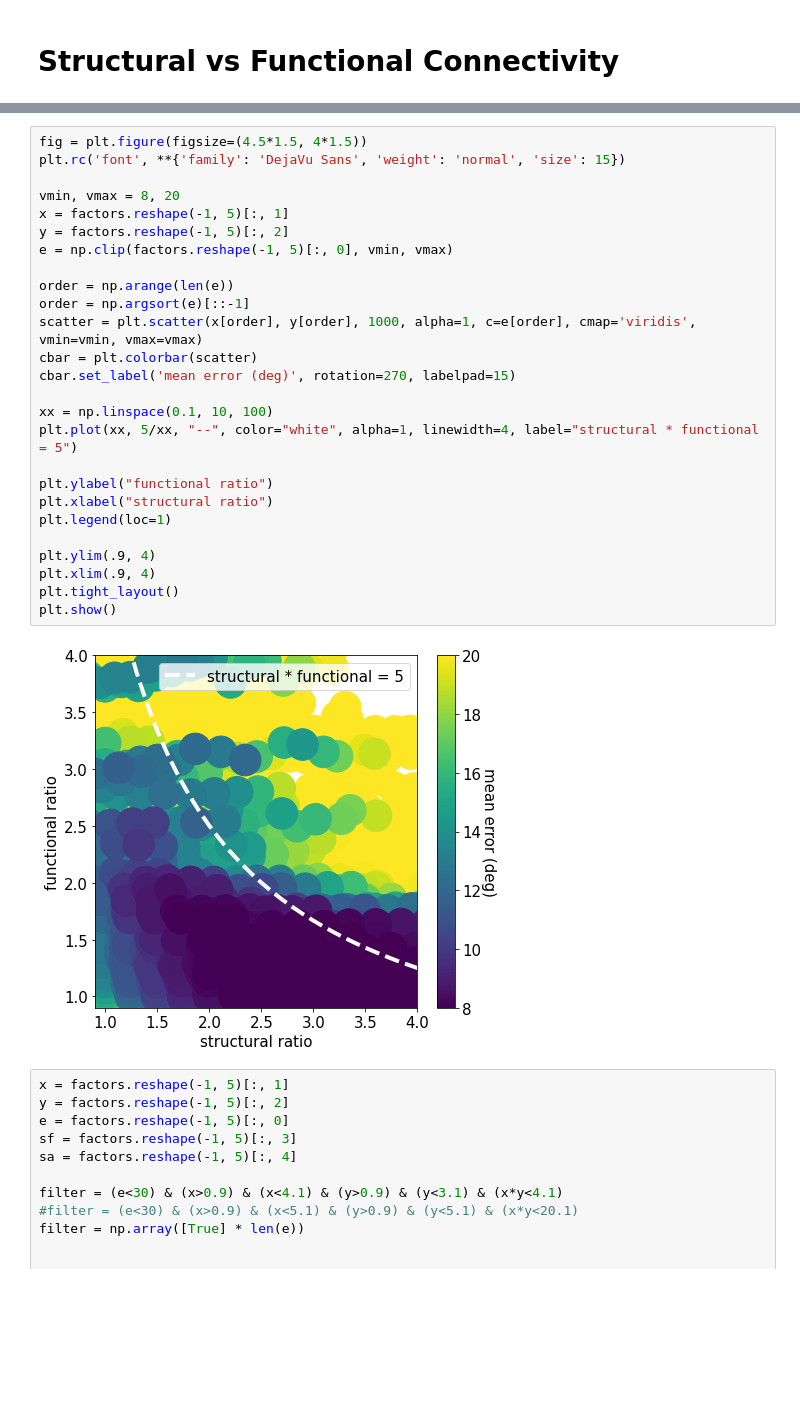
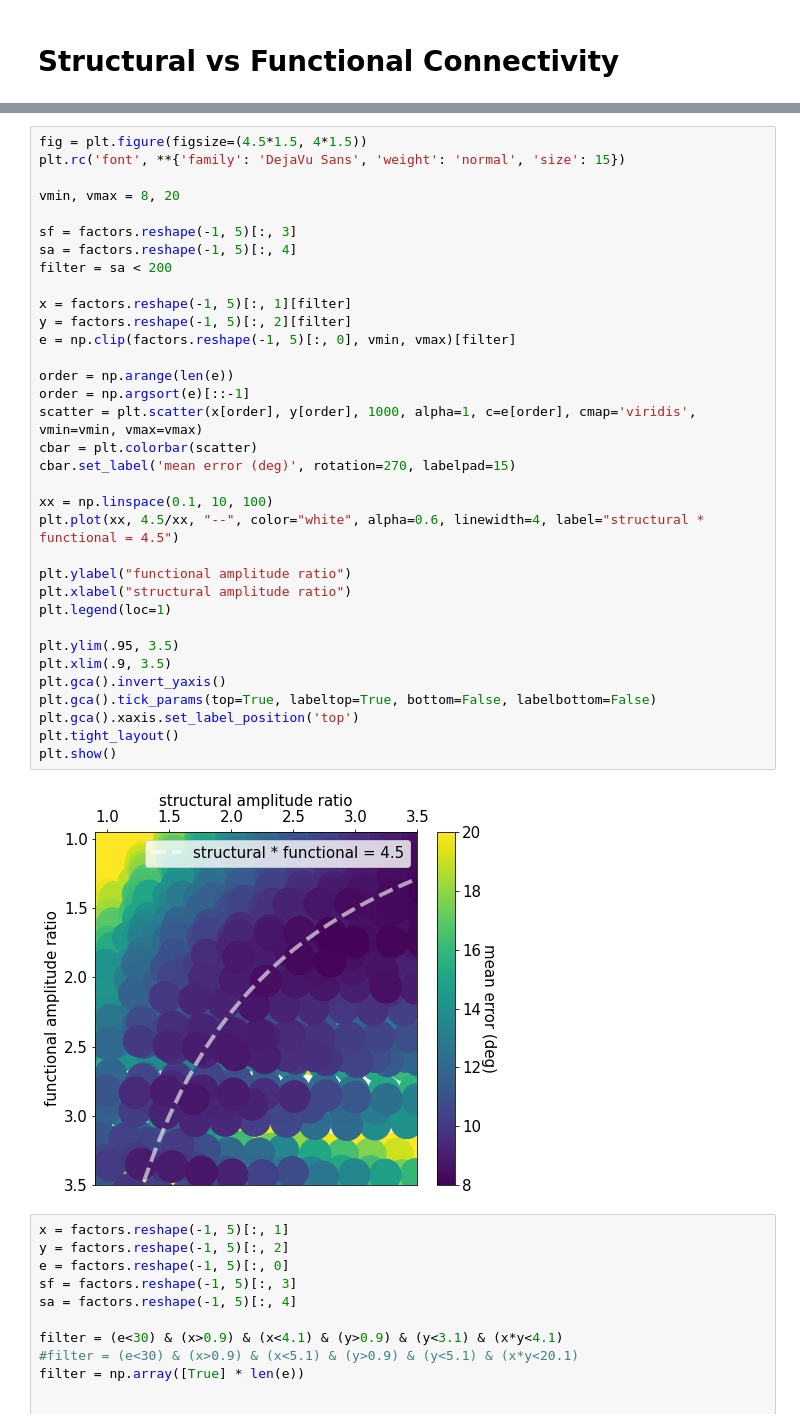
Before and after one commit to azaho/ccn_story3, a Jupyter notebook: radius.ipynb, the cells around one changed output, grey strips where cells are left out. Saved outputs shown, nothing was run; the diff lists cells and outputs as text; blank space fills up the shorter version.

```diff
--- a/radius.ipynb
+++ b/radius.ipynb
@@ -82,31 +98,39 @@ for i, shuffle_amount in enumerate(shuffle_amounts):
 # %%
 fig = plt.figure(figsize=(4.5*1.5, 4*1.5))
 plt.rc('font', **{'family': 'DejaVu Sans', 'weight': 'normal', 'size': 15})
 
 vmin, vmax = 8, 20
-x = factors.reshape(-1, 5)[:, 1]
-y = factors.reshape(-1, 5)[:, 2]
-e = np.clip(factors.reshape(-1, 5)[:, 0], vmin, vmax)
+
+sf = factors.reshape(-1, 5)[:, 3]
+sa = factors.reshape(-1, 5)[:, 4]
+filter = sa < 200
+
+x = factors.reshape(-1, 5)[:, 1][filter]
+y = factors.reshape(-1, 5)[:, 2][filter]
+e = np.clip(factors.reshape(-1, 5)[:, 0], vmin, vmax)[filter]
 
 order = np.arange(len(e))
 order = np.argsort(e)[::-1]
 scatter = plt.scatter(x[order], y[order], 1000, alpha=1, c=e[order], cmap='viridis', vmin=vmin, vmax=vmax)
 cbar = plt.colorbar(scatter)
 cbar.set_label('mean error (deg)', rotation=270, labelpad=15)
 
 xx = np.linspace(0.1, 10, 100)
-plt.plot(xx, 5/xx, "--", color="white", alpha=1, linewidth=4, label="structural * functional = 5")
+plt.plot(xx, 4.5/xx, "--", color="white", alpha=0.6, linewidth=4, label="structural * functional = 4.5")
 
-plt.ylabel("functional ratio")
-plt.xlabel("structural ratio")
+plt.ylabel("functional amplitude ratio")
+plt.xlabel("structural amplitude ratio")
 plt.legend(loc=1)
 
-plt.ylim(.9, 4)
-plt.xlim(.9, 4)
+plt.ylim(.95, 3.5)
+plt.xlim(.9, 3.5)
+plt.gca().invert_yaxis()
+plt.gca().tick_params(top=True, labeltop=True, bottom=False, labelbottom=False)
+plt.gca().xaxis.set_label_position('top')
 plt.tight_layout()
 plt.show()
 # %% [output]
-[figure, old version]
+[figure, new version]
 # %%
 x = factors.reshape(-1, 5)[:, 1]
 y = factors.reshape(-1, 5)[:, 2]
```
Also changed, not shown: parts of 8 cells of this notebook, 23 other files.
